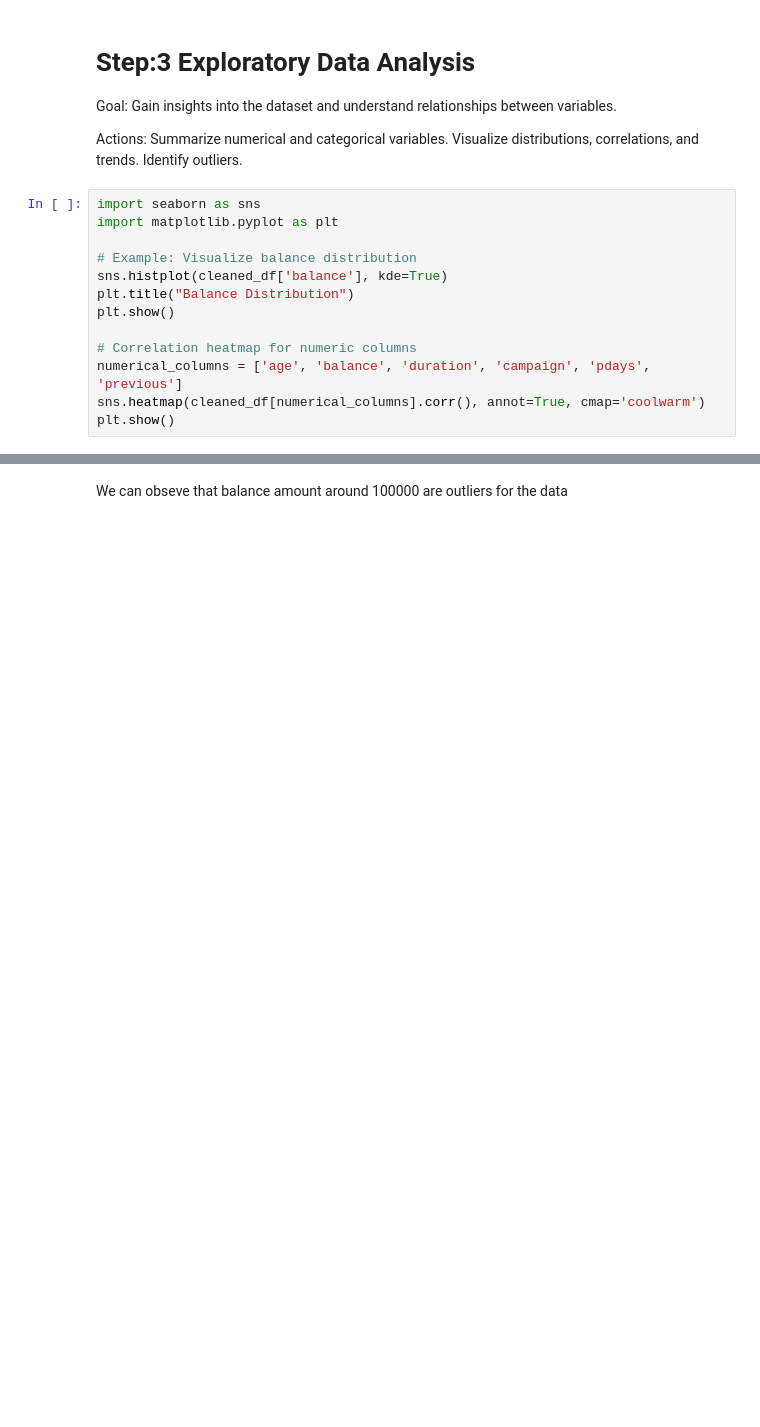
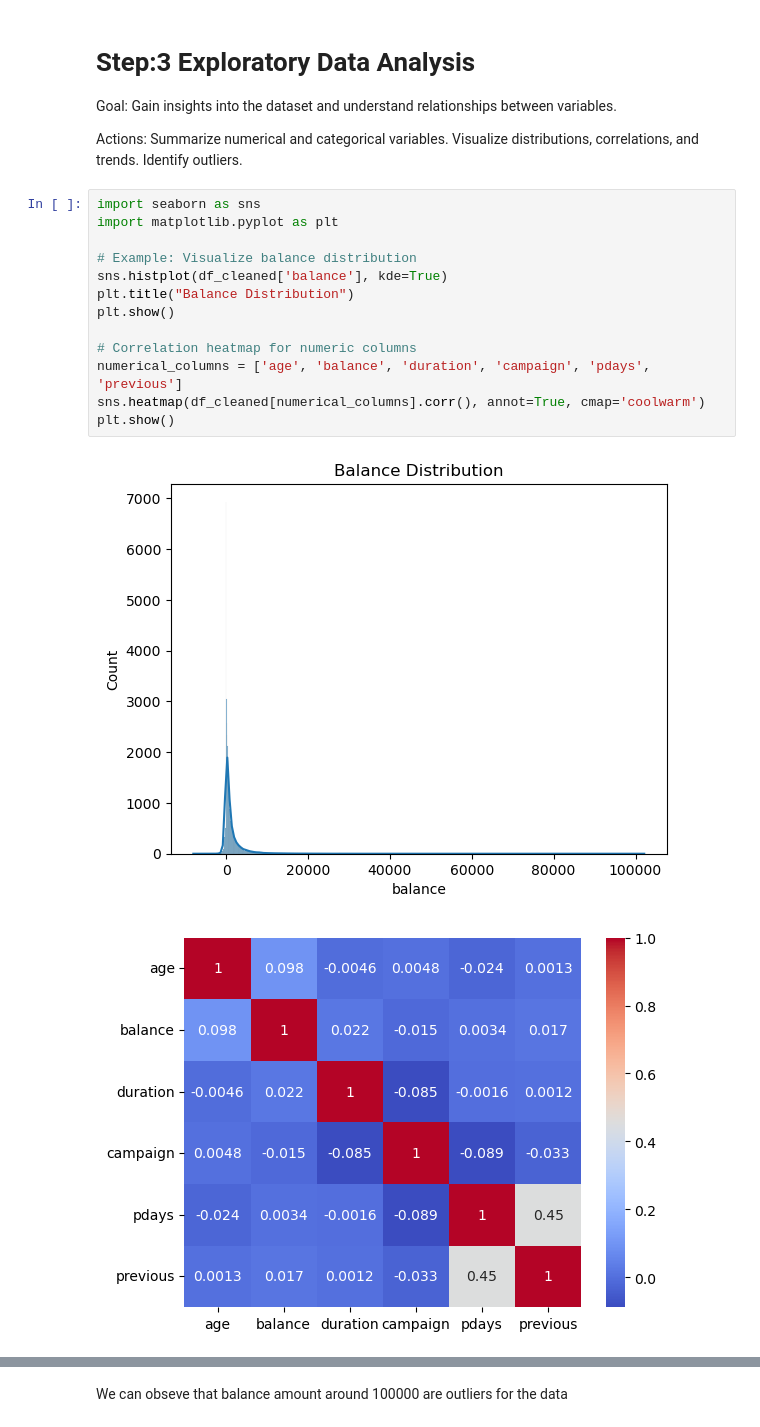
Before and after one commit to amirfarimani/DSI_Team_Project_Bank_Marketing, a Jupyter notebook: experiments/data_processing.ipynb, the cells around one changed output, grey strips where cells are left out. Drawn from its saved outputs; the diff is of its cells as text; blank space fills up the shorter version.

```diff
--- a/experiments/data_processing.ipynb
+++ b/experiments/data_processing.ipynb
@@ -387,16 +412,19 @@ Identify outliers.
 # %%
 import seaborn as sns
 import matplotlib.pyplot as plt
 
 # Example: Visualize balance distribution
-sns.histplot(cleaned_df['balance'], kde=True)
+sns.histplot(df_cleaned['balance'], kde=True)
 plt.title("Balance Distribution")
 plt.show()
 
 # Correlation heatmap for numeric columns
 numerical_columns = ['age', 'balance', 'duration', 'campaign', 'pdays', 'previous']
-sns.heatmap(cleaned_df[numerical_columns].corr(), annot=True, cmap='coolwarm')
+sns.heatmap(df_cleaned[numerical_columns].corr(), annot=True, cmap='coolwarm')
 plt.show()
+# %% [output]
+[figure, added]
+[figure, added]
 # %%
 # Correlation heatmap for all columns
 #numerical_columns = ['age', 'balance', 'duration', 'campaign', 'pdays', 'previous']
```
Also changed, not shown: parts of 28 cells of this notebook.
